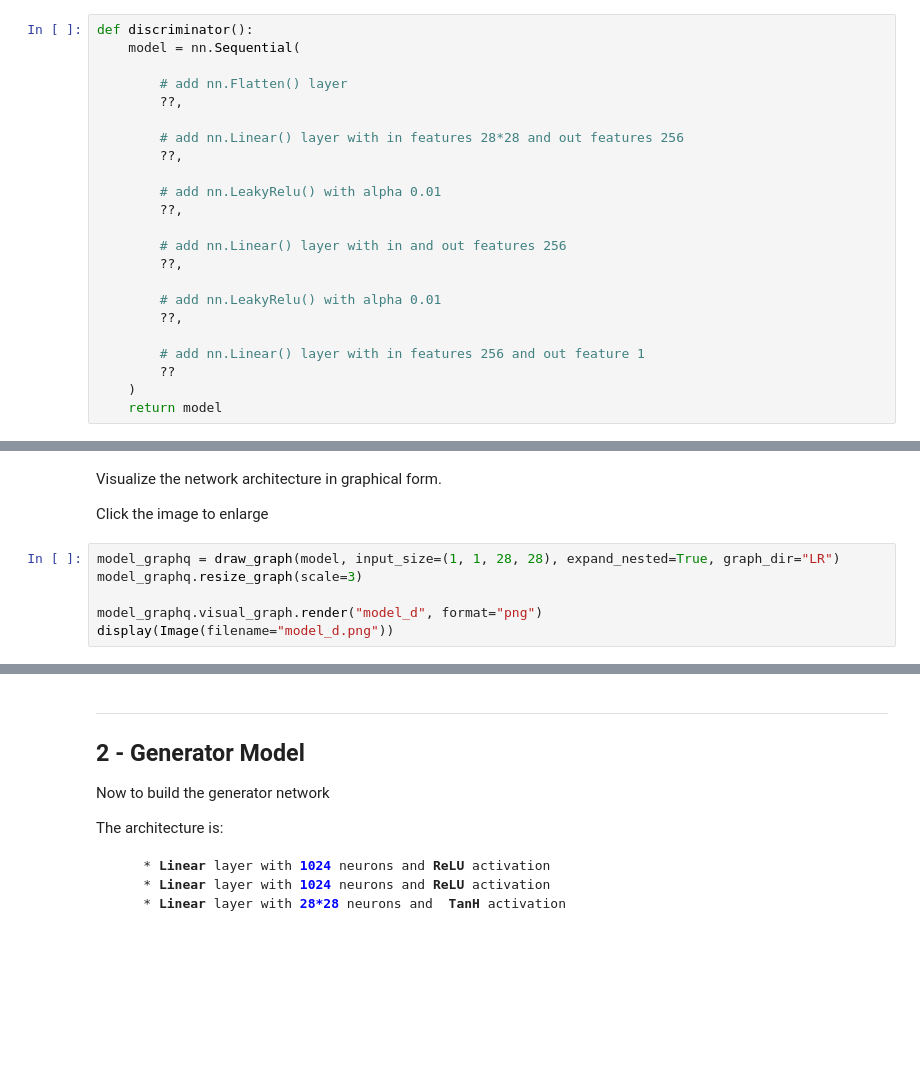
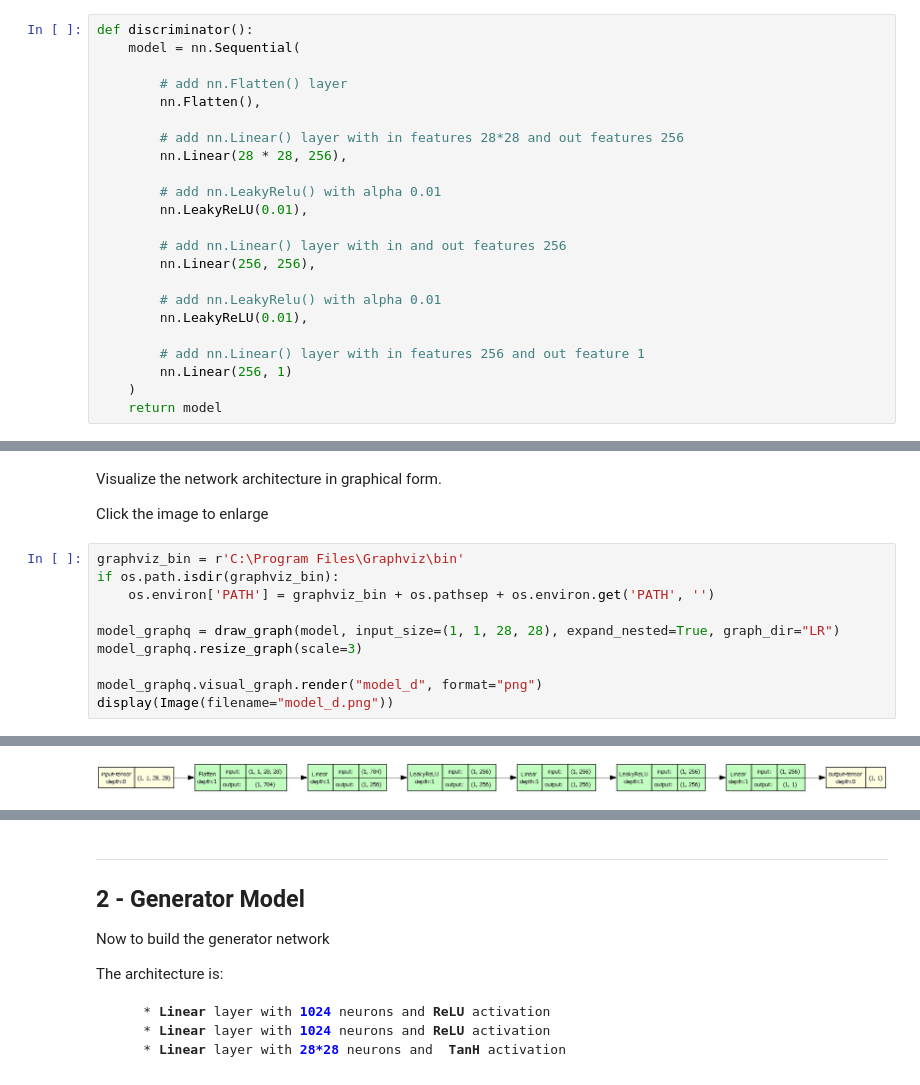
Before and after one commit to AI-IF-TelU/103012350550-Mohamed-ali-ibrahim-genai, a Jupyter notebook: assignment-06-gan/student_template.ipynb, the cells around one changed output, grey strips where cells are left out. Cells and saved outputs as stored; diff of their text form; blank space fills up the shorter version.

```diff
--- a/assignment-06-gan/student_template.ipynb
+++ b/assignment-06-gan/student_template.ipynb
@@ -421,22 +439,22 @@ def discriminator():
     model = nn.Sequential(
 
         # add nn.Flatten() layer
-        ??,
+        nn.Flatten(),
 
         # add nn.Linear() layer with in features 28*28 and out features 256
-        ??,
+        nn.Linear(28 * 28, 256),
 
         # add nn.LeakyRelu() with alpha 0.01
-        ??,
+        nn.LeakyReLU(0.01),
 
         # add nn.Linear() layer with in and out features 256
-        ??,
+        nn.Linear(256, 256),
 
         # add nn.LeakyRelu() with alpha 0.01
-        ??,
+        nn.LeakyReLU(0.01),
 
         # add nn.Linear() layer with in features 256 and out feature 1
-        ??
+        nn.Linear(256, 1)
     )
     return model
 # %% [markdown]
@@ -466,8 +502,13 @@ Visualize the network architecture in graphical form.
 
 Click the image to enlarge
 # %%
+graphviz_bin = r'C:\Program Files\Graphviz\bin'
+if os.path.isdir(graphviz_bin):
+    os.environ['PATH'] = graphviz_bin + os.pathsep + os.environ.get('PATH', '')
+
 model_graphq = draw_graph(model, input_size=(1, 1, 28, 28), expand_nested=True, graph_dir="LR")
 model_graphq.resize_graph(scale=3)
 
 model_graphq.visual_graph.render("model_d", format="png")
 display(Image(filename="model_d.png"))
+# %% [output]
@@ -474,3 +516,4 @@ display(Image(filename="model_d.png"))
+[figure, added]
 # %% [markdown]
 **Expected Output**:
 <pre>
```
Also changed, not shown: parts of 47 cells of this notebook.
